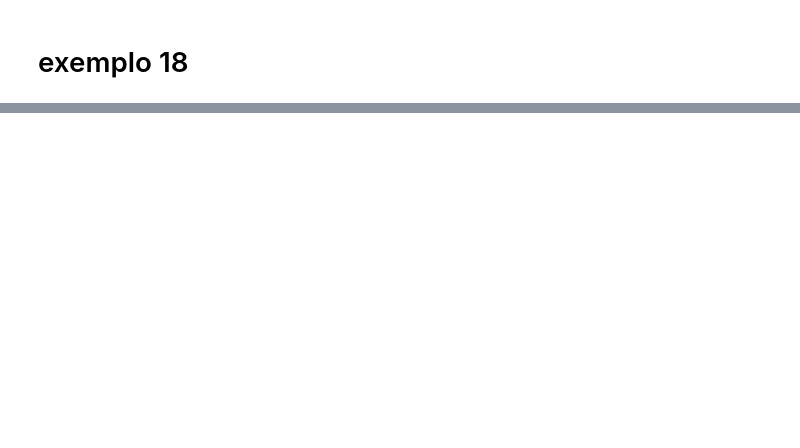
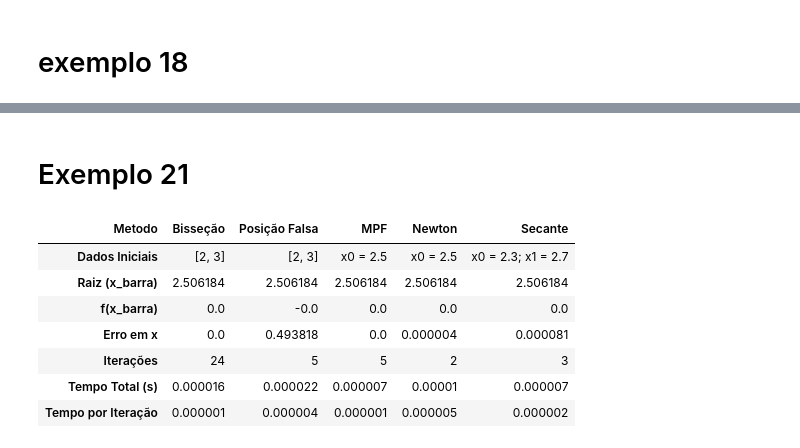
Before and after one commit to Itallo0708/Computational-Mathematics, a Jupyter notebook: notebooks/Atividade_2_1_Zero_reais_de_funções_reais.ipynb, the cells around one changed output, grey strips where cells are left out. Saved outputs shown, nothing was run; the diff lists cells and outputs as text; code cells hidden in the pictures; blank space fills up the shorter version.

```diff
--- a/notebooks/Atividade_2_1_Zero_reais_de_funções_reais.ipynb
+++ b/notebooks/Atividade_2_1_Zero_reais_de_funções_reais.ipynb
@@ -386,0 +506,42 @@ display(tabela_exemplo18)
+# %% [markdown]
+# Exemplo 21
+# %%
+# dados iniciais do exemplo 21
+
+
+a = 2
+b = 3
+epsilon = 10 ** (-7)
+x0_mpf = 2.5
+x0_newton = 2.5
+x0_secante = 2.3
+x1_secante = 2.7
+
+def funcao_exemplo21(x):
+  return x * math.log10(x) - 1
+
+def derivada_f_exemplo21(x):
+  return math.log10(x) + (1 / math.log(10))
+
+def phi_exemplo21(x):
+  return x - (1.3 *(x * math.log10(x) - 1))
+
+comparar_metodos(funcao_exemplo21,
+                 phi_exemplo21,
+                 derivada_f_exemplo21,
+                 a,
+                 b,
+                 x0_newton,
+                 x0_mpf,
+                 x0_secante,
+                 x1_secante,
+                 epsilon)
+# %% [output]
+| Metodo | Bisseção | Posição Falsa | MPF | Newton | Secante |
+| Dados Iniciais | [2, 3] | [2, 3] | x0 = 2.5 | x0 = 2.5 | x0 = 2.3; x1 = 2.7 |
+| Raiz (x_barra) | 2.506184 | 2.506184 | 2.506184 | 2.506184 | 2.506184 |
+| f(x_barra) | 0.0 | -0.0 | 0.0 | 0.0 | 0.0 |
+| Erro em x | 0.0 | 0.493818 | 0.0 | 0.000004 | 0.000081 |
+| Iterações | 24 | 5 | 5 | 2 | 3 |
+| Tempo Total (s) | 0.000016 | 0.000022 | 0.000007 | 0.00001 | 0.000007 |
+| Tempo por Iteração | 0.000001 | 0.000004 | 0.000001 | 0.000005 | 0.000002 |
```
Also changed, not shown: parts of 9 cells of this notebook.
